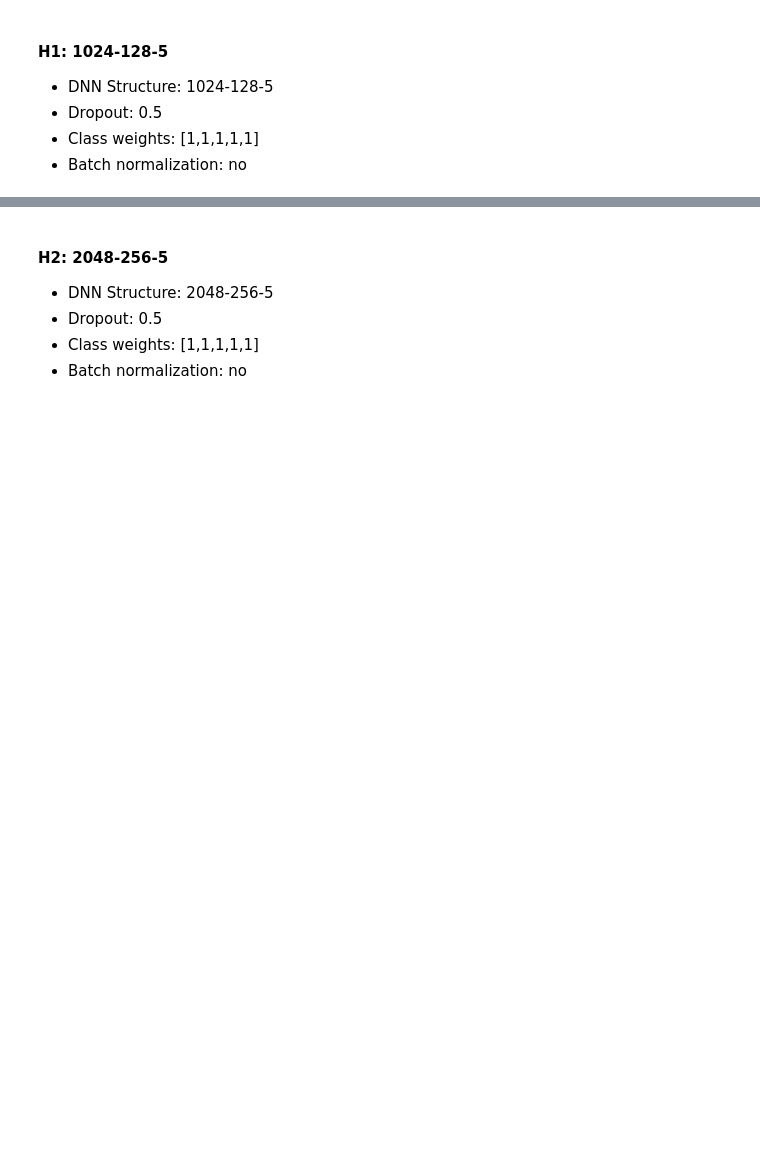
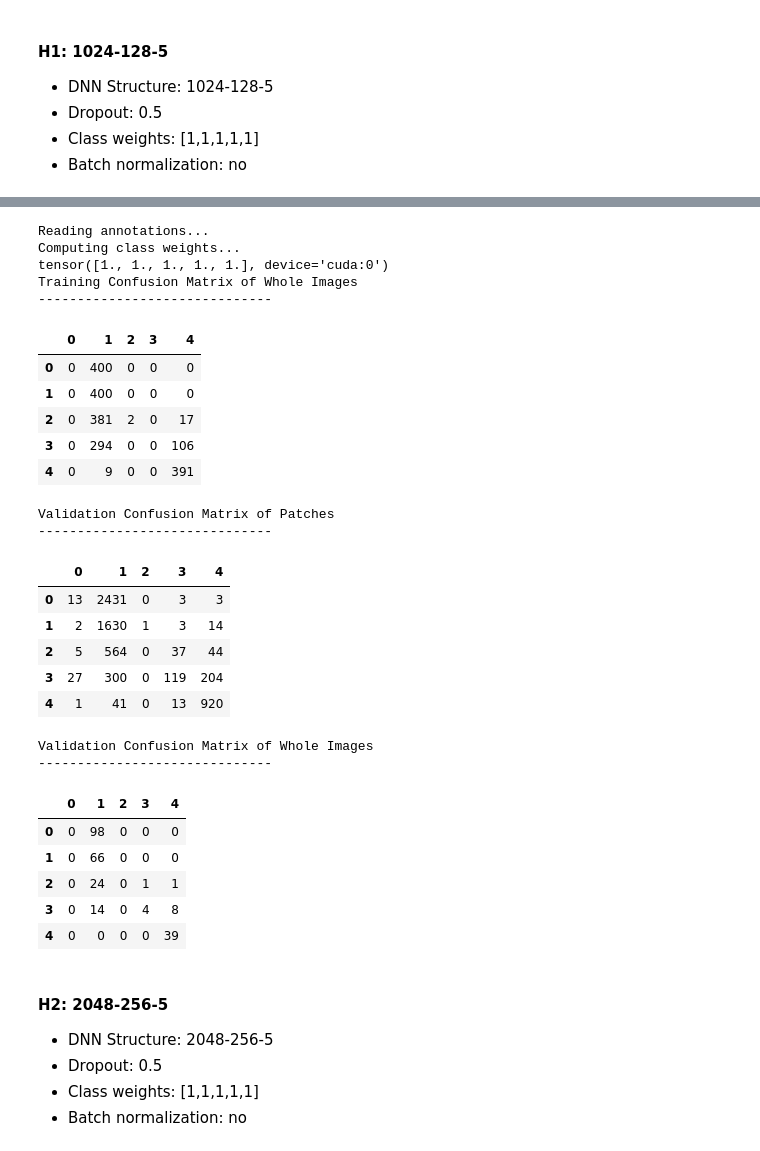
Before and after one commit to jmaness/csc591nn-projc1, a Jupyter notebook: c2.ipynb, the cells around one changed output, grey strips where cells are left out. Cells and saved outputs as stored; diff of their text form; code cells hidden in the pictures; blank space fills up the shorter version.

```diff
--- a/c2.ipynb
+++ b/c2.ipynb
@@ -898,3 +888,62 @@ tensor([1, 1, 1,  ..., 1, 1, 1], device='cuda:0')
+# %%
+group = train_val_split_group()
+train_dataloader = group.train_dataloader
+val_dataloader = group.val_dataloader
+
+# Training confusion matrix
+train_patch_labels = get_all_labels(train_dataloader).cpu().numpy()
+train_patch_predictions = predict(model, train_dataloader).cpu().numpy()
+
+#print("Training Confusion Matrix of Patches")
+#print("-" * 30)
+#print_confusion_matrix(train_patch_labels, train_patch_predictions)
+
+print("Training Confusion Matrix of Whole Images")
+print("-" * 30)
+print_confusion_matrix(get_all_whole_image_labels(train_patch_labels),
+                       get_all_whole_image_predictions(train_patch_predictions))
+
+# Validation confusion matrix
+if val_dataloader is not None:
+    val_patch_labels = get_all_labels(val_dataloader).cpu().numpy()
+    val_patch_predictions = predict(model, val_dataloader).cpu().numpy()
+
+    print("Validation Confusion Matrix of Patches")
+    print("-" * 30)
+    print_confusion_matrix(val_patch_labels, val_patch_predictions)
+
+    print("Validation Confusion Matrix of Whole Images")
+    print("-" * 30)
+    print_confusion_matrix(get_all_whole_image_labels(val_patch_labels),
+                           get_all_whole_image_predictions(val_patch_predictions))
+# %% [output]
+Reading annotations...
+Computing class weights...
+tensor([1., 1., 1., 1., 1.], device='cuda:0')
+Training Confusion Matrix of Whole Images
+------------------------------
+|  | 0 | 1 | 2 | 3 | 4 |
+| 0 | 0 | 400 | 0 | 0 | 0 |
+| 1 | 0 | 400 | 0 | 0 | 0 |
+| 2 | 0 | 381 | 2 | 0 | 17 |
+| 3 | 0 | 294 | 0 | 0 | 106 |
+| 4 | 0 | 9 | 0 | 0 | 391 |
+Validation Confusion Matrix of Patches
+------------------------------
+|  | 0 | 1 | 2 | 3 | 4 |
+| 0 | 13 | 2431 | 0 | 3 | 3 |
+| 1 | 2 | 1630 | 1 | 3 | 14 |
+| 2 | 5 | 564 | 0 | 37 | 44 |
+| 3 | 27 | 300 | 0 | 119 | 204 |
+| 4 | 1 | 41 | 0 | 13 | 920 |
+Validation Confusion Matrix of Whole Images
+------------------------------
+|  | 0 | 1 | 2 | 3 | 4 |
+| 0 | 0 | 98 | 0 | 0 | 0 |
+| 1 | 0 | 66 | 0 | 0 | 0 |
+| 2 | 0 | 24 | 0 | 1 | 1 |
+| 3 | 0 | 14 | 0 | 4 | 8 |
+| 4 | 0 | 0 | 0 | 0 | 39 |
 # %% [markdown]
 #### H2: 2048-256-5
 
```
Also changed, not shown: parts of 5 cells of this notebook.
